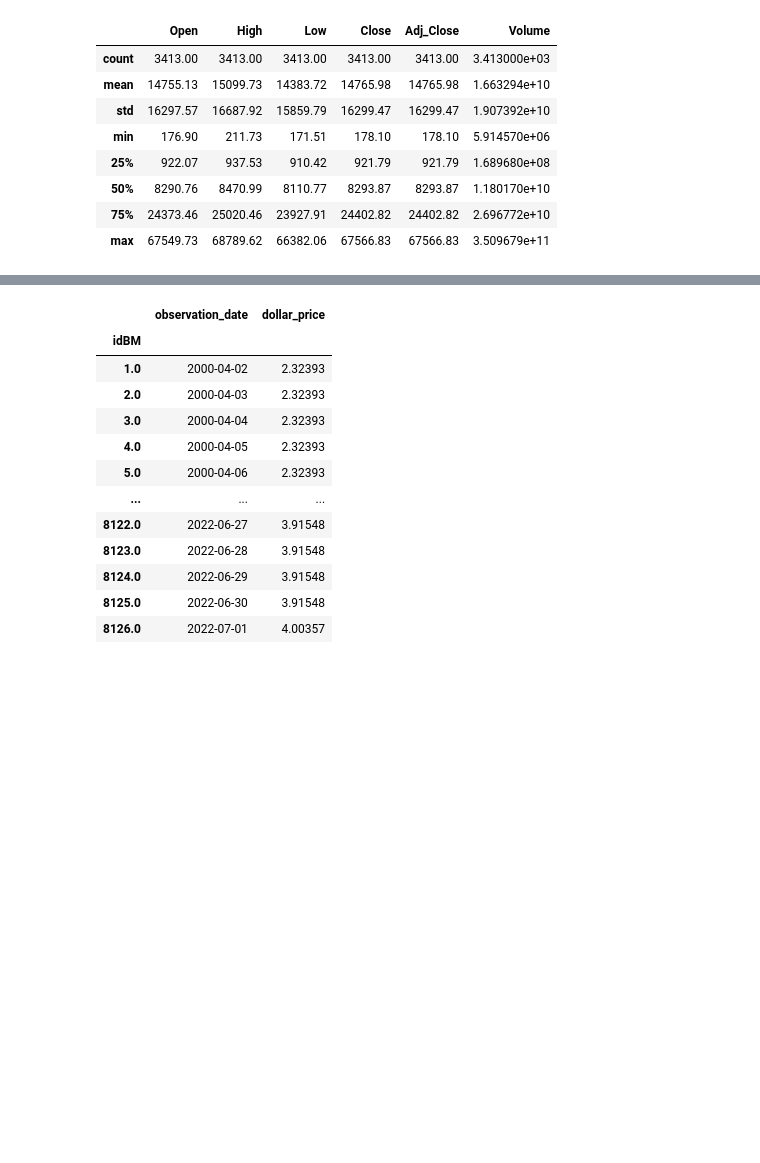
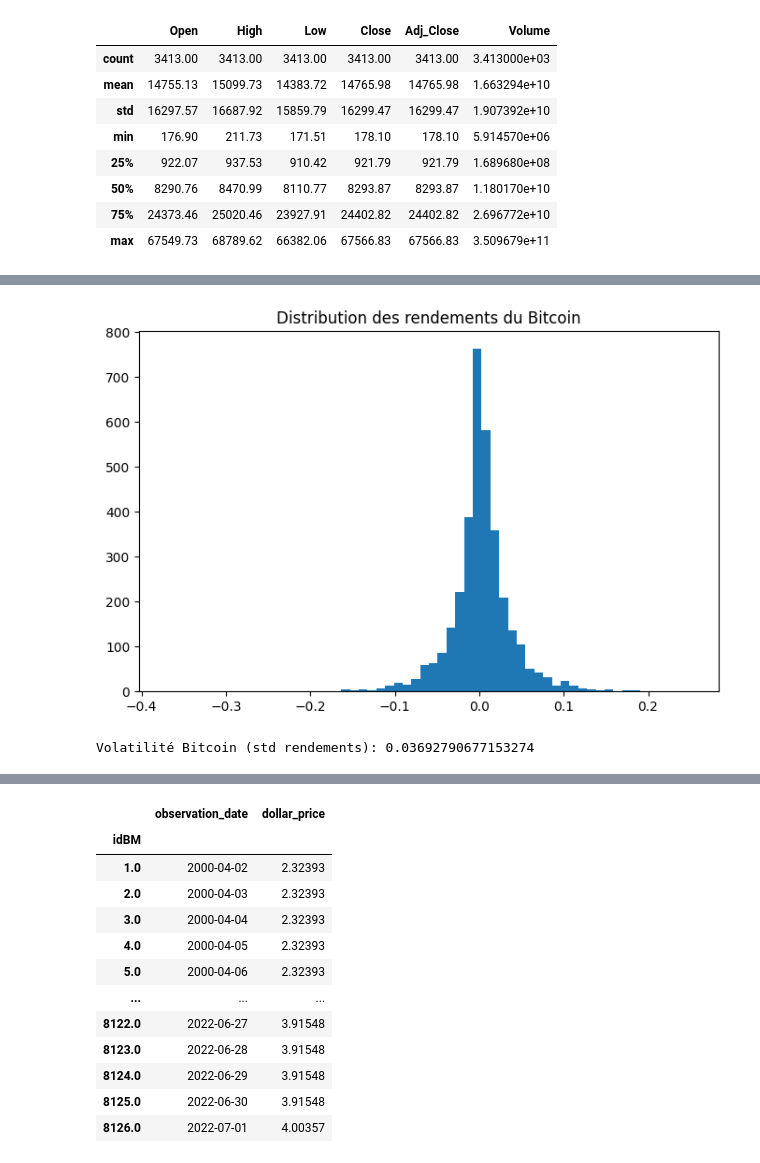
Before and after one commit to gcolpari/STOCKMARKET_PREDICTION-, a Jupyter notebook: AED.ipynb, the cells around one changed output, grey strips where cells are left out. Cells and saved outputs as stored; diff of their text form; code cells hidden in the pictures; blank space fills up the shorter version.

```diff
--- a/AED.ipynb
+++ b/AED.ipynb
@@ -283,0 +297,13 @@ df.iloc[:,1::].describe().round(2)
+# %%
+#rendements journaliers
+btc["ret_btc"] = btc["Close"].pct_change()
+
+plt.figure(figsize=(8,5))
+plt.hist(btc["ret_btc"].dropna(), bins=60)
+plt.title("Distribution des rendements du Bitcoin")
+plt.show()
+
+print("Volatilité Bitcoin (std rendements):", btc["ret_btc"].std())
+# %% [output]
+[figure, added]
+Volatilité Bitcoin (std rendements): 0.03692790677153274
```
Also changed, not shown: parts of 24 cells of this notebook.
